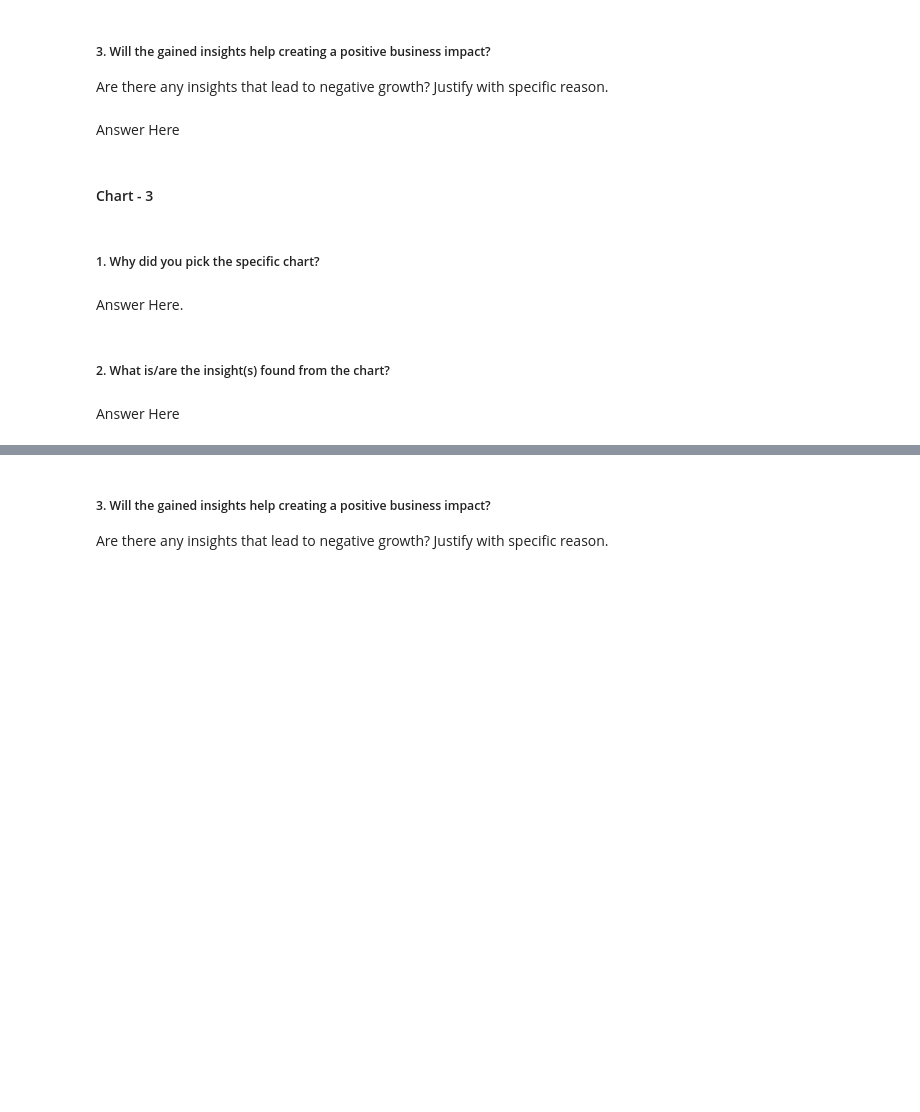
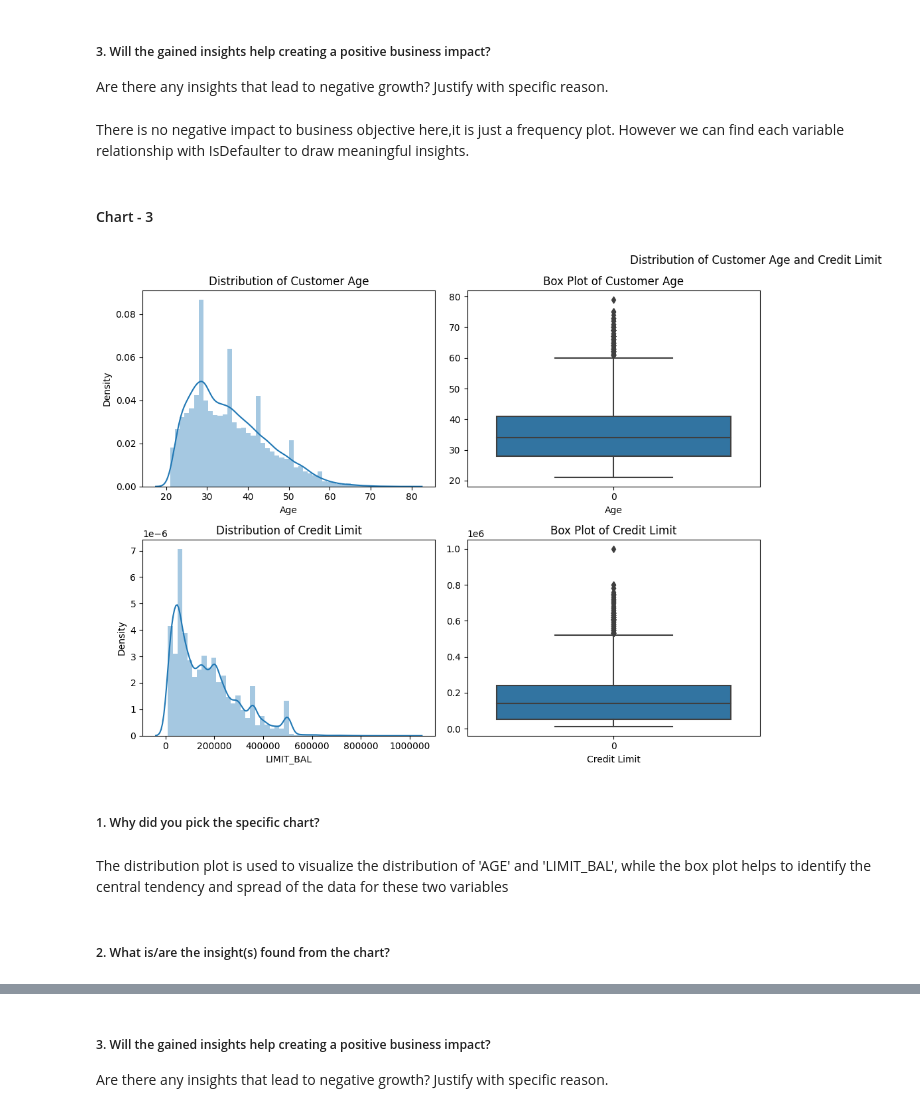
Before and after one commit to subhashsomarouthu/Credit_Card_Default_Prediction, a Jupyter notebook: Credit_Card_Default_Prediction.ipynb, the cells around one changed output, grey strips where cells are left out. Cells and saved outputs as stored; diff of their text form; code cells hidden in the pictures; blank space fills up the shorter version.

```diff
--- a/Credit_Card_Default_Prediction.ipynb
+++ b/Credit_Card_Default_Prediction.ipynb
@@ -465,7 +513,7 @@ Answer Here
 # %% [markdown]
 ##### 3. Will the gained insights help creating a positive business impact?
 Are there any insights that lead to negative growth? Justify with specific reason.
-# %% [markdown]
-Answer Here
+# %% [markdown]
+There is no negative impact to business objective here,it is just a frequency plot. However we can find each variable relationship with IsDefaulter to draw meaningful insights.
 # %% [markdown]
 #### Chart - 3
@@ -474,8 +520,44 @@ Answer Here
+# %%
+# Chart - 3 visualization code
+# Distribution of age of customers and Credit Limit
+plt.figure(figsize=(20, 8))
+plt.suptitle('Distribution of Customer Age and Credit Limit')
+
+# Subplot 1: Distribution plot of 'AGE'
+plt.subplot(2, 4, 1)
+sns.distplot(df_copy['AGE'])
+plt.title('Distribution of Customer Age')
+plt.xlabel('Age')
+plt.ylabel('Density')
+
+# Subplot 2: Box plot of 'AGE'
+plt.subplot(2, 4, 2)
+sns.boxplot(df_copy['AGE'])
+plt.title('Box Plot of Customer Age')
+plt.xlabel('Age')
+
+# Subplot 3: Distribution plot of 'LIMIT_BAL'
+plt.subplot(2, 4, 5)
+sns.distplot(df_copy['LIMIT_BAL'])
+plt.ticklabel_format(style='plain', axis='x')
+plt.title('Distribution of Credit Limit')
+
+#plt.xlabel('Credit Limit')
+#plt.ylabel('Density')
+
+# Subplot 4: Box plot of 'LIMIT_BAL'
+plt.subplot(2, 4, 6)
+sns.boxplot(df_copy['LIMIT_BAL'])
+plt.title('Box Plot of Credit Limit')
+plt.xlabel('Credit Limit')
+
+plt.tight_layout()
+plt.show()
+# %% [output]
+[figure, added]
 # %% [markdown]
 ##### 1. Why did you pick the specific chart?
-# %% [markdown]
-Answer Here.
+# %% [markdown]
+The distribution plot is used to visualize the distribution of 'AGE' and 'LIMIT_BAL', while the box plot helps to identify the central tendency and spread of the data for these two variables
 # %% [markdown]
 ##### 2. What is/are the insight(s) found from the chart?
-# %% [markdown]
-Answer Here
```
Also changed, not shown: parts of 40 cells of this notebook.
